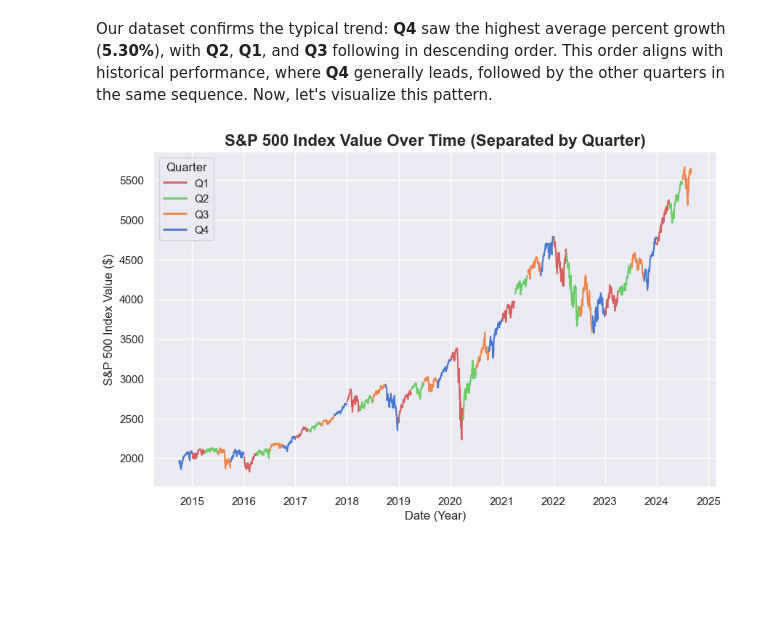
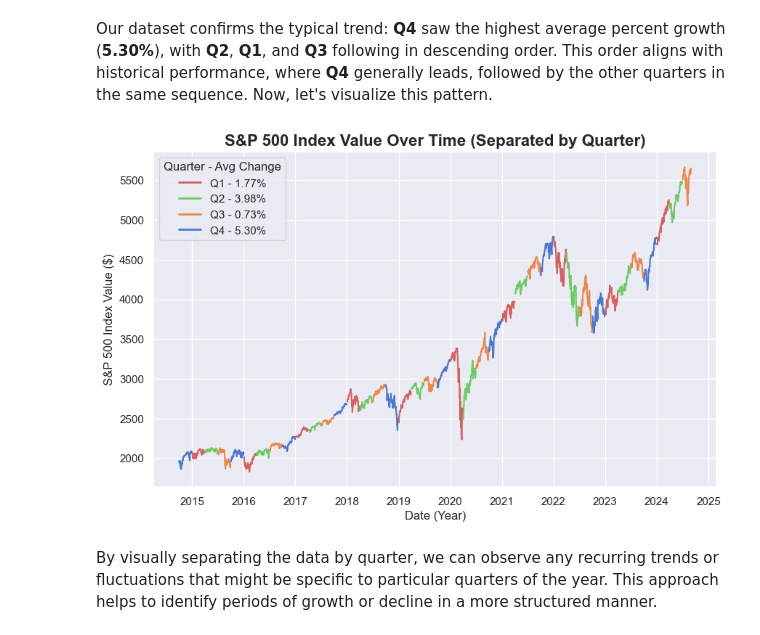
Before and after one commit to iluvcoding123/sp500_analysis, a Jupyter notebook: sp500_analysis.ipynb, the cells around one changed output. Drawn from its saved outputs; the diff is of its cells as text; code cells hidden in the pictures; blank space fills up the shorter version.

```diff
--- a/sp500_analysis.ipynb
+++ b/sp500_analysis.ipynb
@@ -306,22 +307,25 @@ Our dataset confirms the typical trend: **Q4** saw the highest average percent g
 # %%
 # Define a custom palette with a color for each quarter
 quarter_palette = sns.color_palette('muted', 4)[::-1]
 
 # Create a new figure
 plt.figure(figsize=(10, 6))
 
 # Group data by both Year and Quarter and plot each group separately
 for (year, quarter), group in index_q.groupby([index_q['Year'], 'Quarter']):
     sns.lineplot(x='Date', y='S&P500', data=group, color=quarter_palette[quarter-1], legend=False)
 
 # Set plot labels and title
 plt.title('S&P 500 Index Value Over Time (Separated by Quarter)', fontsize=16, fontweight='bold')
 plt.xlabel('Date (Year)')
 plt.ylabel('S&P 500 Index Value ($)')
 
-# Create a legend
+# Create a legend, include calculated avg percent change for reference
 custom_legend = [plt.Line2D([0], [0], color=quarter_palette[q-1], lw=2) for q in range(1, 5)]
-plt.legend(custom_legend, ['Q1', 'Q2', 'Q3', 'Q4'], title='Quarter')
+plt.legend(custom_legend, ['Q1 - 1.77%', 'Q2 - 3.98%', 'Q3 - 0.73%', 'Q4 - 5.30%'],
+           title='Quarter - Avg Change')
 plt.show()
 # %% [output]
-[figure, old version]
+[figure, new version]
+# %% [markdown]
+By visually separating the data by quarter, we can observe any recurring trends or fluctuations that might be specific to particular quarters of the year. This approach helps to identify periods of growth or decline in a more structured manner.
```
Also changed, not shown: parts of 1 cell of this notebook.
